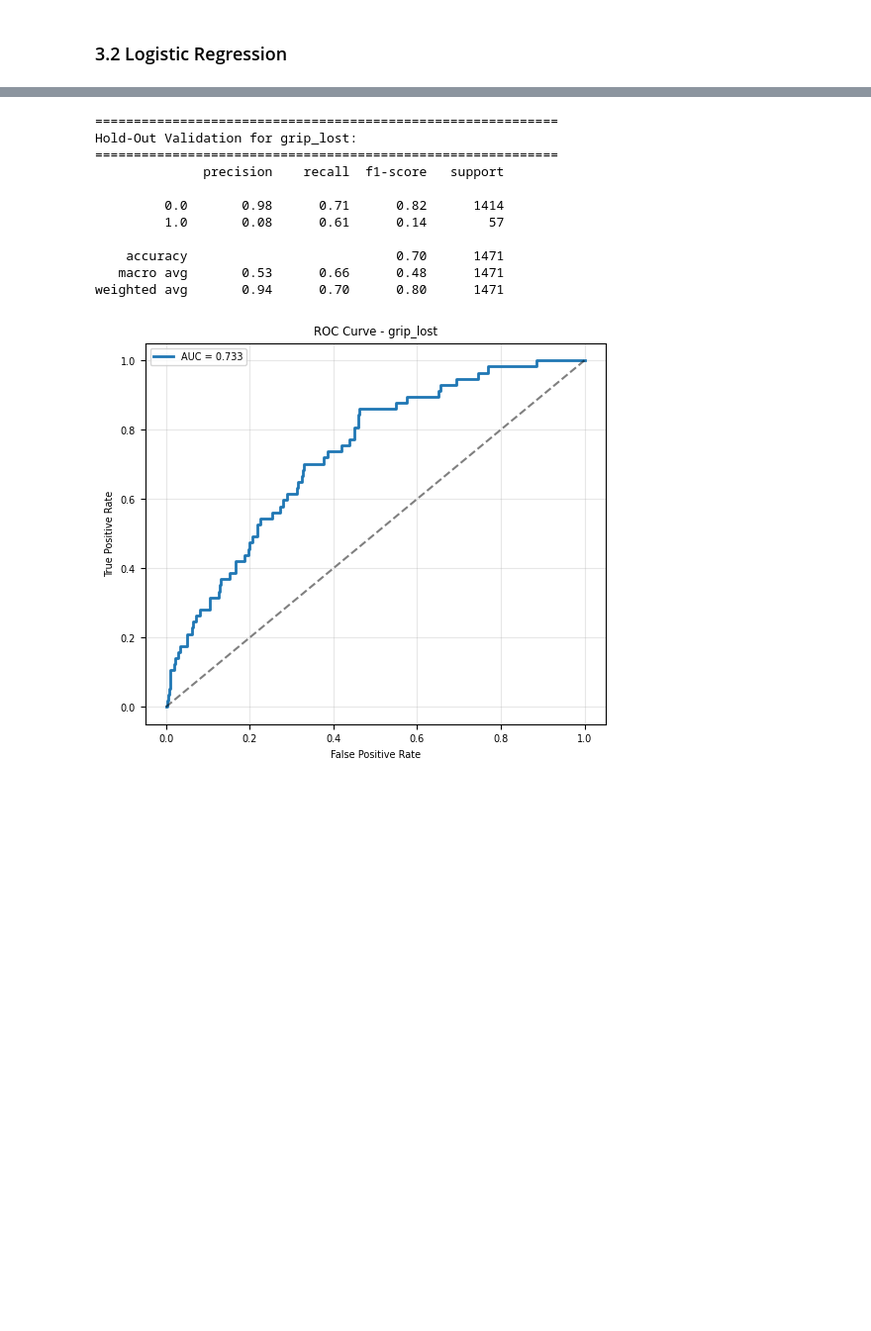
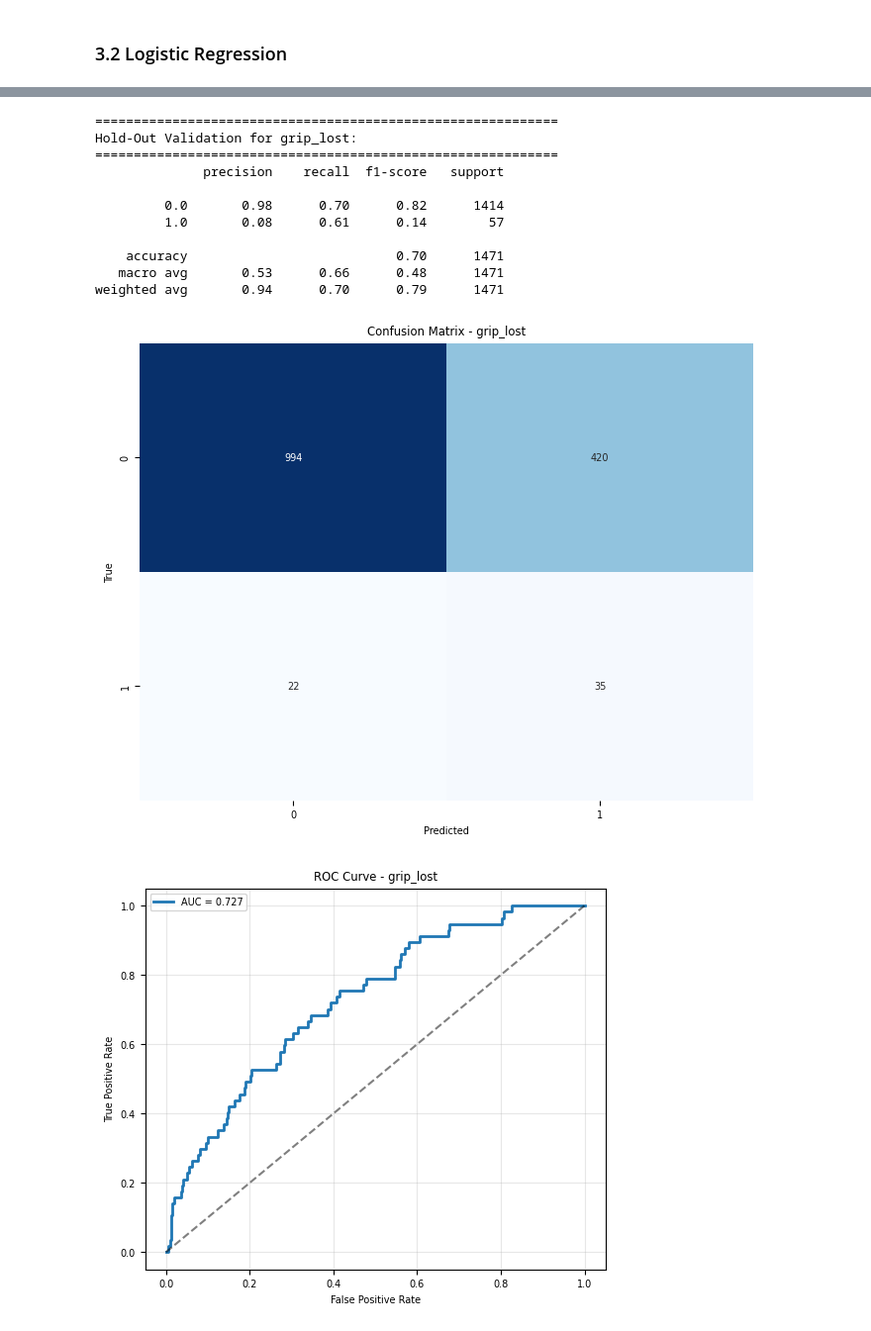
Before and after one commit to karolyangqian/seleksi-lab-ai-2025, a Jupyter notebook: src/doe.ipynb, the cells around one changed output, grey strips where cells are left out. Shown: that part at 99% size. Drawn from its saved outputs; the diff is of its cells as text; code cells hidden in the pictures; blank space fills up the shorter version.

```diff
--- a/src/doe.ipynb
+++ b/src/doe.ipynb
@@ -377,6 +377,14 @@ def hold_out_validation(model, X, y, plot_roc=False):
         y_pred = model.predict(X_test.values)
 
         print(classification_report(y_test[y_col], y_pred))
+
+        cm = confusion_matrix(y_test[y_col], y_pred)
+        plt.figure(figsize=(8, 6))
+        sns.heatmap(cm, annot=True, fmt='d', cmap='Blues', cbar=False)
+        plt.xlabel('Predicted')
+        plt.ylabel('True')
+        plt.title(f'Confusion Matrix - {y_col}')
+        plt.show()
 
         # Add ROC AUC plot
         if plot_roc:
@@ -542,26 +554,29 @@ Average test_f1: 0.15
 # %%
 logistic_pipeline_sklearn = Pipeline([
     ('scaler', StandardScaler()),
     ('classifier', LogisticRegression(
         max_iter=100,
         solver='liblinear',
         random_state=42,
-        class_weight='balanced'
+        class_weight='balanced',
+        penalty='l2',
+        C=0.1
     ))
 ])
 
 hold_out_validation(logistic_pipeline_sklearn, X, y, plot_roc=True)
 k_fold_cross_validation(logistic_pipeline_sklearn, X, y, k=5)
 # %% [output]
 ============================================================
 Hold-Out Validation for grip_lost:
 ============================================================
               precision    recall  f1-score   support
 
-         0.0       0.98      0.71      0.82      1414
+         0.0       0.98      0.70      0.82      1414
          1.0       0.08      0.61      0.14        57
 
     accuracy                           0.70      1471
    macro avg       0.53      0.66      0.48      1471
-weighted avg       0.94      0.70      0.80      1471
+weighted avg       0.94      0.70      0.79      1471
-[figure, old version]
+[figure, new version]
+[figure, new version]
```
Also changed, not shown: parts of 7 cells of this notebook, 2 other files.
